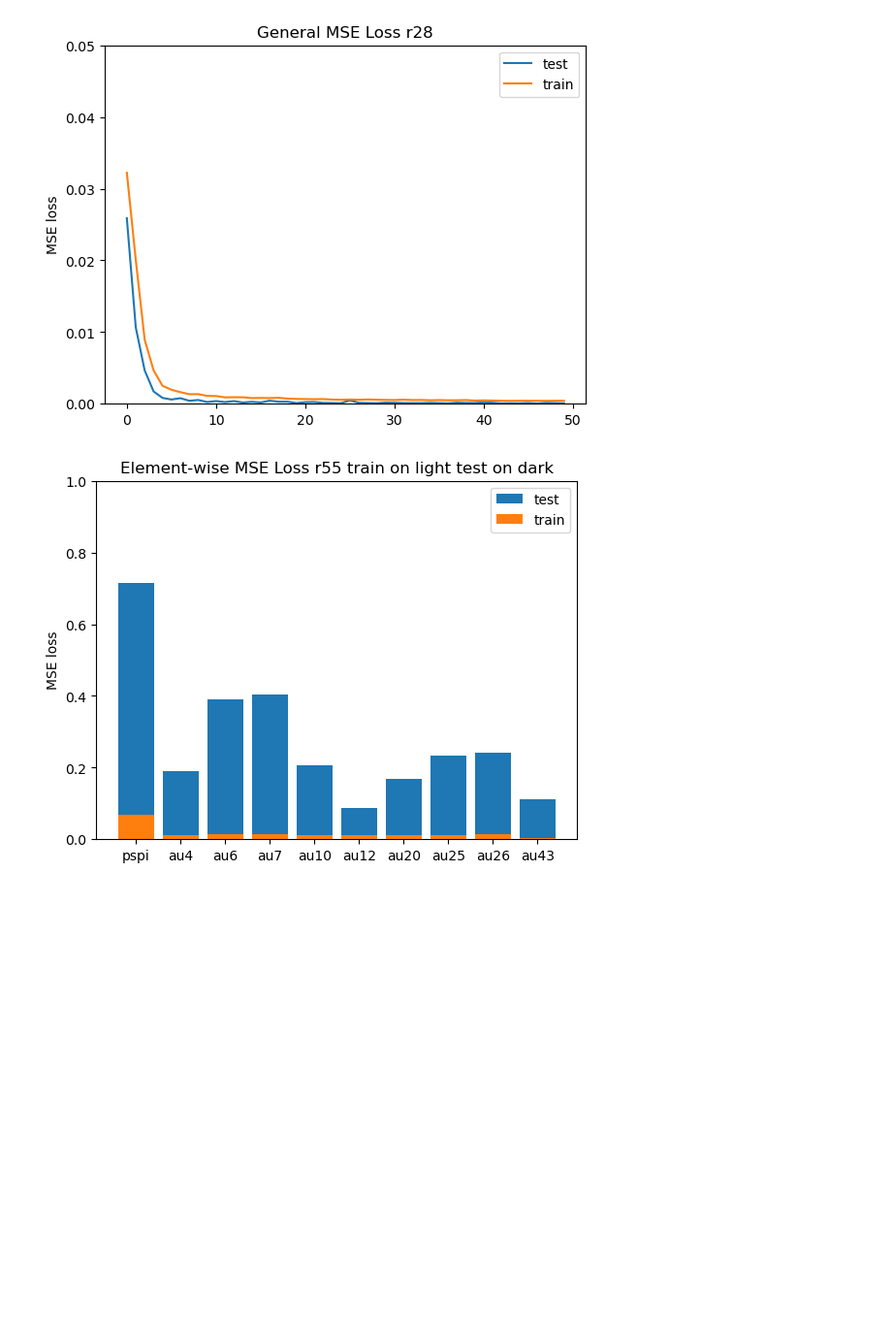
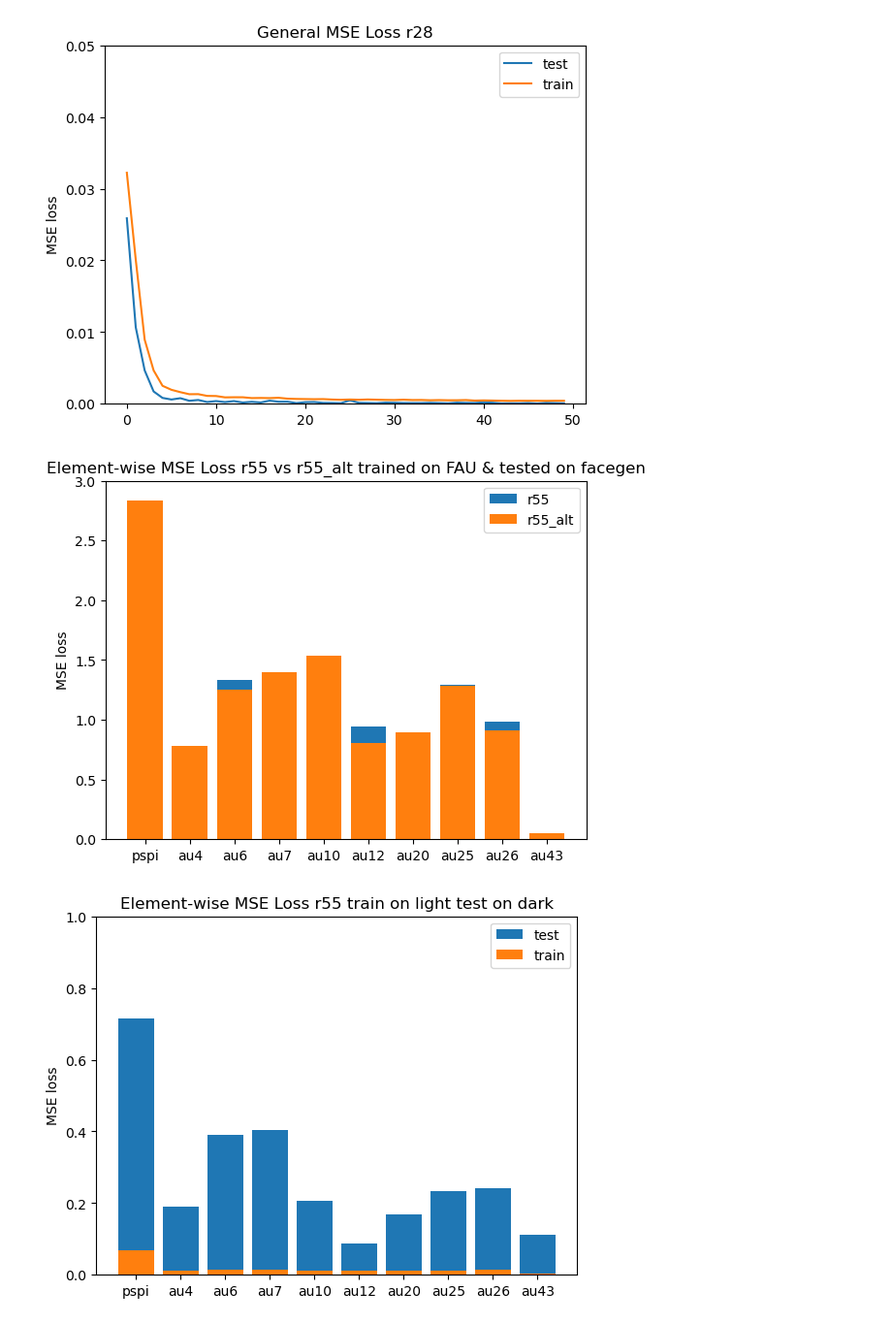
Before and after one commit to hiyuantang/FAU_Dataset, a Jupyter notebook: code/vis_maemse.ipynb, the cells around one changed output. Shown: that part at 97% size. Cells and saved outputs as stored; diff of their text form; code cells hidden in the pictures; blank space fills up the shorter version.

```diff
--- a/code/vis_maemse.ipynb
+++ b/code/vis_maemse.ipynb
@@ -69,15 +69,17 @@ plot_loss(lines, 'General MSE Loss r28')
 [figure]
 # %%
 aus = ['pspi', 'au4', 'au6', 'au7', 'au10', 'au12', 'au20', 'au25', 'au26', 'au43']
-facegen_mse_aus = [0.0676679, 0.01097045, 0.01296659, 0.01536401, 0.01177868, 0.01214748, 0.01171816, 0.0121143, 0.01373111, 0.00284729]
-facegen_alt_mse_aus = [0.71537631, 0.18964844, 0.39081155, 0.40517712, 0.20770589, 0.08648273, 0.1682063, 0.23408949, 0.24242886, 0.11181538]
+facegen_mse_aus = [2.80483917, 0.61309553, 1.33714654, 1.25426939, 1.26809289, 0.94735284, 0.78400515, 1.29021415, 0.98111145, 0.05476174]
+facegen_alt_mse_aus = [2.83672185, 0.78076909, 1.25320641, 1.39553498, 1.53840388, 0.80508707, 0.89434828, 1.28616646, 0.90973509, 0.05440866]
 plt.bar(aus, facegen_mse_aus, label='r55')
 plt.bar(aus, facegen_alt_mse_aus, label='r55_alt')
 plt.ylabel('MSE loss')
 plt.title('Element-wise MSE Loss r55 vs r55_alt trained on FAU & tested on facegen')
-plt.ylim([0, 1])
+plt.ylim([0, 3])
 plt.legend()
 plt.show()
+# %% [output]
+[figure, added]
 # %%
 aus = ['pspi', 'au4', 'au6', 'au7', 'au10', 'au12', 'au20', 'au25', 'au26', 'au43']
 train_mse_aus = [0.0676679, 0.01097045, 0.01296659, 0.01536401, 0.01177868, 0.01214748, 0.01171816, 0.0121143, 0.01373111, 0.00284729]
```
